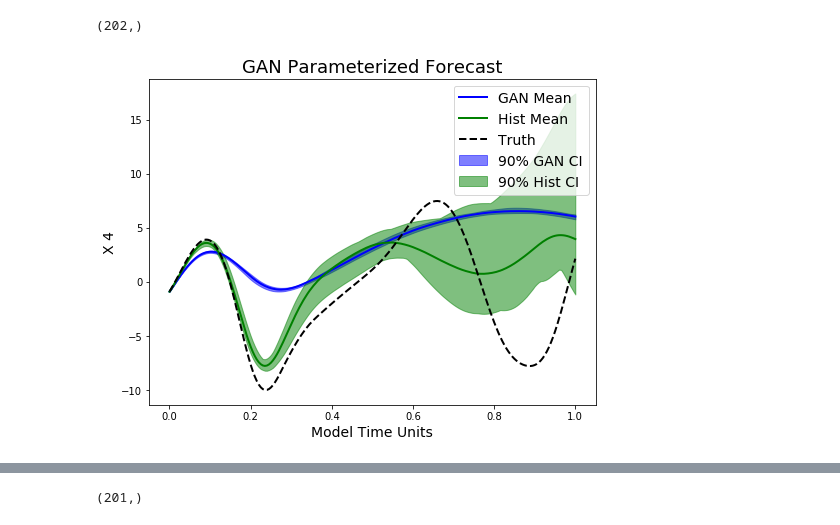
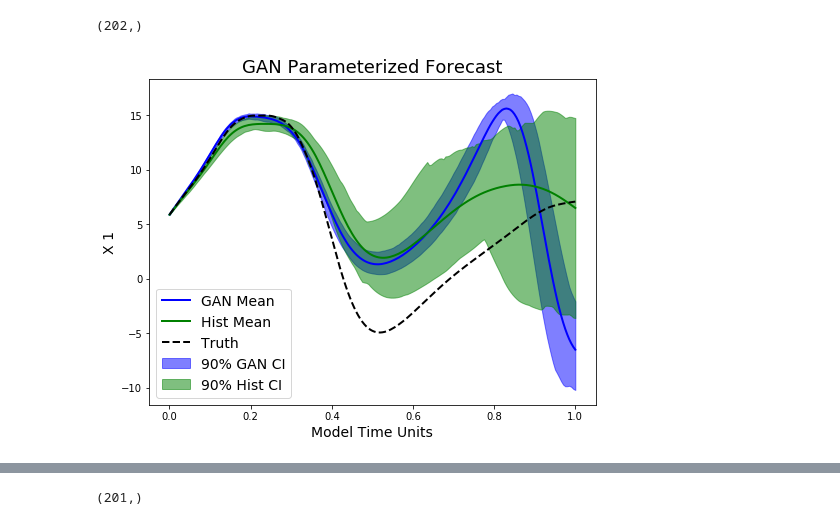
Before and after one commit to djgagne/lorenz_gan, a Jupyter notebook: notebooks/lorenz_gan_eval.ipynb, the cells around one changed output, grey strips where cells are left out. Cells and saved outputs as stored; diff of their text form; code cells hidden in the pictures.

Commit message:
Added support for larger numbers of members.

```diff
--- a/notebooks/lorenz_gan_eval.ipynb
+++ b/notebooks/lorenz_gan_eval.ipynb
@@ -284,8 +284,9 @@ lorenz_data = xr.open_dataset("../exp/lorenz_output.nc")
 x_vals = lorenz_data["lorenz_x"].values
 lorenz_data.close()
 # %%
-lorenz_gan_forecast_cube = np.zeros((10, 201, 8))
-lorenz_hist_forecast_cube = np.zeros((10, 201, 8))
-for i in range(10):
+num_members = 40
+lorenz_gan_forecast_cube = np.zeros((num_members, 201, 8))
+lorenz_hist_forecast_cube = np.zeros((num_members, 201, 8))
+for i in range(num_members):
     lorenz_gan_forecast_cube[i] = pd.read_csv("../exp/lorenz_forecast_{0:02d}.csv".format(i)).iloc[:, 2:]
     lorenz_hist_forecast_cube[i] = pd.read_csv("../exp_hist/lorenz_forecast_{0:02d}.csv".format(i)).iloc[:, 2:]
@@ -308,22 +317,22 @@ mtu.shape
 (202,)
 # %%
 plt.figure(figsize=(8, 6))
-x_val = 4
+x_val = 1
 plt.fill_between(mtu[:-1],
                  np.percentile(lorenz_gan_forecast_cube[:, :, x_val], 95, axis=0),
                  np.percentile(lorenz_gan_forecast_cube[:, :, x_val], 5, axis=0),
                  color="blue", alpha=0.5, label="90% GAN CI")
 plt.plot(mtu[:-1], lorenz_gan_forecast_cube[:, :, x_val].mean(axis=0), color="blue", lw=2, label="GAN Mean")
 plt.fill_between(mtu[:-1],
                  np.percentile(lorenz_hist_forecast_cube[:, :, x_val], 95, axis=0),
                  np.percentile(lorenz_hist_forecast_cube[:, :, x_val], 5, axis=0),
                  color="green", alpha=0.5, label="90% Hist CI")
 plt.plot(mtu[:-1], lorenz_hist_forecast_cube[:, :, x_val].mean(axis=0), color="green", lw=2, label="Hist Mean")
 plt.plot(mtu[:-1], x_vals[100000:100000 + 201, x_val], 'k--', lw=2, label="Truth")
 plt.xlabel("Model Time Units", fontsize=14)
 plt.ylabel("X {0:d}".format(x_val), fontsize=14)
 plt.legend(loc=0, fontsize=14)
 plt.title("GAN Parameterized Forecast", fontsize=18)
 plt.savefig("../exp/lorenz_forecast_ts.png", dpi=200, bbox_inches="tight")
 # %% [output]
-[figure, old version]
+[figure, new version]
```
Also changed, not shown: parts of 3 cells of this notebook, 3 other files.
